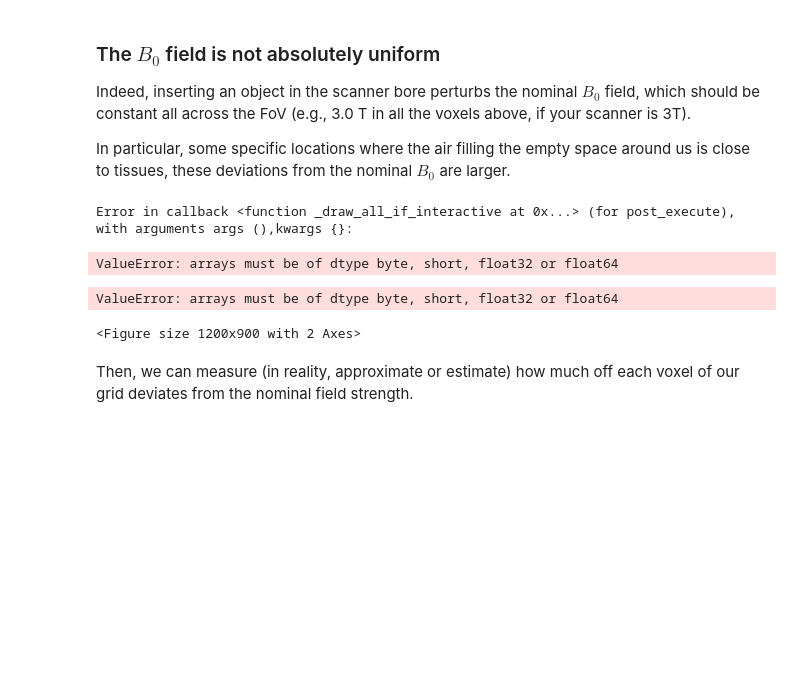
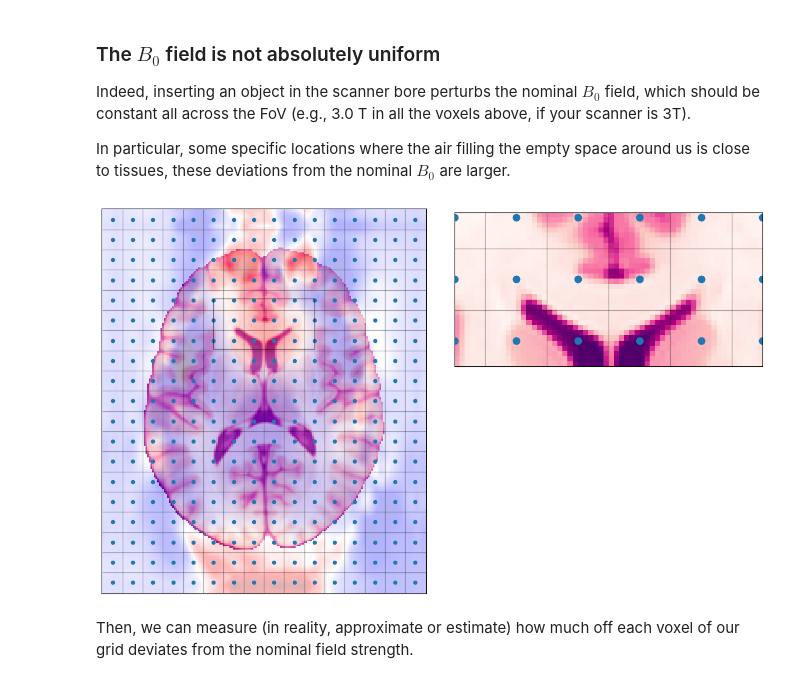
Before and after one commit to nipreps/sdcflows, a Jupyter notebook: master/notebooks/SDC - Theory and physics.ipynb, the cells around one changed output. Drawn from its saved outputs; the diff is of its cells as text; code cells hidden in the pictures; blank space fills up the shorter version.

```diff
--- a/master/notebooks/SDC - Theory and physics.ipynb
+++ b/master/notebooks/SDC - Theory and physics.ipynb
@@ -117,12 +117,9 @@ In particular, some specific locations where the air filling the empty space aro
 field = np.asanyarray(nb.load("fieldmap.nii.gz").dataobj)
 # %%
 fig, ax, axins = plot_brain(z_slice, grid=True)
-ax.imshow(field, cmap="seismic", origin="lower", alpha=np.ones_like(field) * 0.3);
+ax.imshow(field, cmap="seismic", origin="lower", alpha=np.ones_like(field, dtype=np.float32) * 0.3);
 # %% [output]
-Error in callback <function _draw_all_if_interactive at 0x...> (for post_execute), with arguments args (),kwargs {}:
-ValueError: arrays must be of dtype byte, short, float32 or float64
-ValueError: arrays must be of dtype byte, short, float32 or float64
-<Figure size 1200x900 with 2 Axes>
+[figure, added]
 # %% [markdown]
 Then, we can measure (in reality, approximate or estimate) how much off each voxel of our grid deviates from the nominal field strength.
 # %%
```
Also changed, not shown: parts of 1 cell of this notebook, 15 other files.
